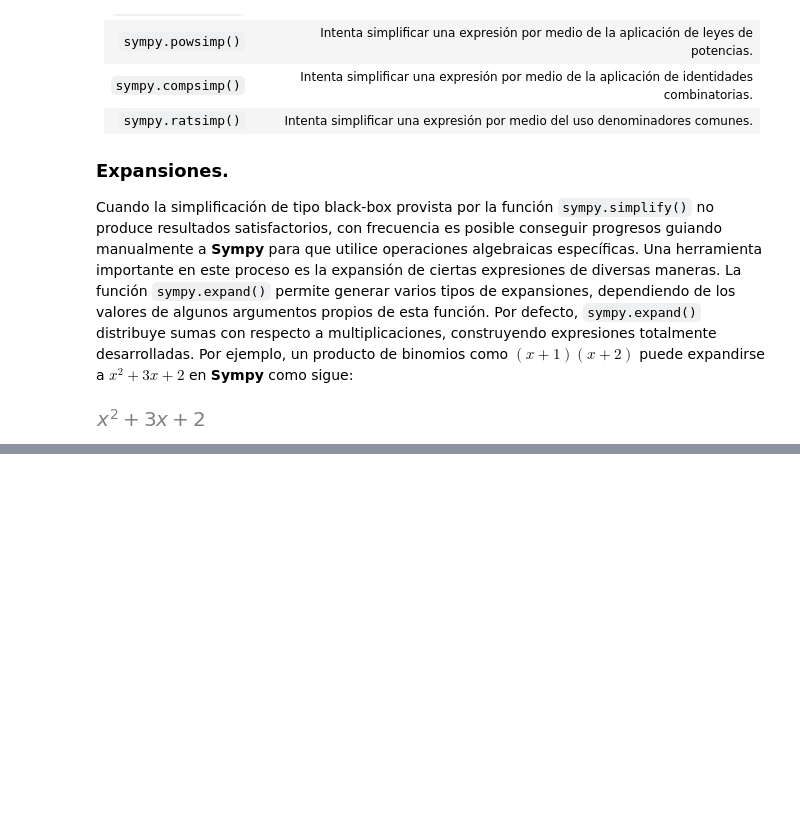
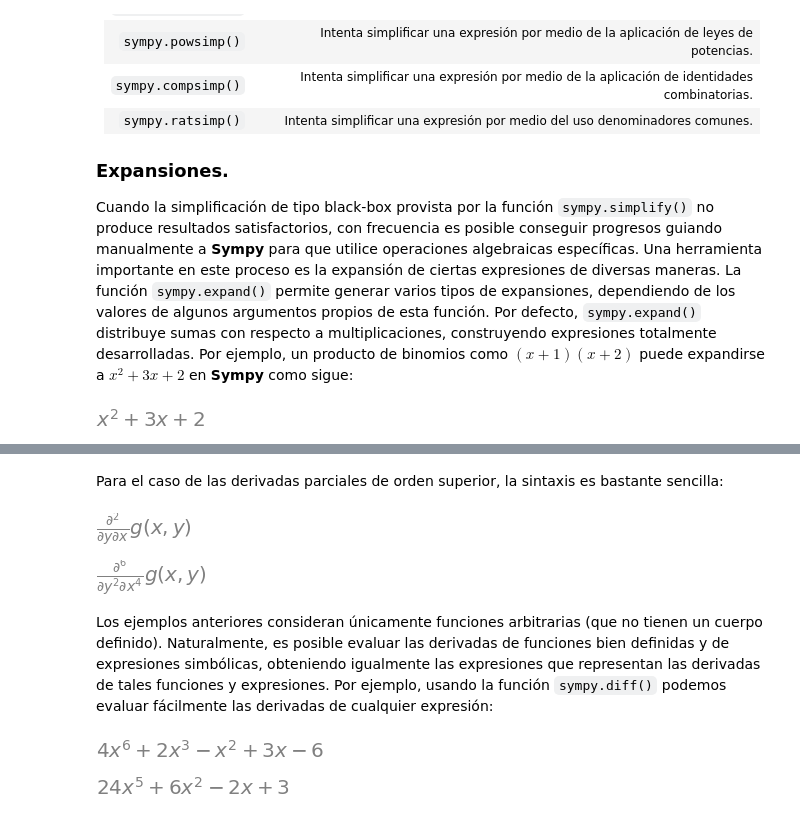
Before and after one commit to rquezadac/udd_data_analytics_lectures, a Jupyter notebook: seccion_04_scipy/clase_4_2.ipynb, the cells around one changed output, grey strips where cells are left out. Drawn from its saved outputs; the diff is of its cells as text; code cells hidden in the pictures; blank space fills up the shorter version.

```diff
--- a/seccion_04_scipy/clase_4_2.ipynb
+++ b/seccion_04_scipy/clase_4_2.ipynb
@@ -740,0 +783,14 @@ values = np.linspace(start=0, stop=99, num=100)
+# %% [markdown]
+Para el caso de las derivadas parciales de orden superior, la sintaxis es bastante sencilla:
+# %%
+# Derivada parcial mixta (de segundo orden) con respecto a x e y.
+g.diff(x, y)
+# %% [output]
+[figure, added]
+# %%
+# Derivada parcial de orden 4 en x y de orden 2 en y (orden 6 en general).
+g.diff(x, 4, y, 2)
+# %% [output]
+[figure, added]
+# %% [markdown]
+Los ejemplos anteriores consideran únicamente funciones arbitrarias (que no tienen un cuerpo definido). Naturalmente, es posible evaluar las derivadas de funciones bien definidas y de expresiones simbólicas, obteniendo igualmente las expresiones que representan las derivadas de tales funciones y expresiones. Por ejemplo, usando la función `sympy.diff()` podemos evaluar fácilmente las derivadas de cualquier expresión:
@@ -740,0 +800,10 @@ values = np.linspace(start=0, stop=99, num=100)
+# %%
+# Mostramos esta expresión en pantalla.
+e
+# %% [output]
+[figure, added]
+# %%
+# Obtenemos la derivada de la expresion anterior.
+e.diff(x)
+# %% [output]
+[figure, added]
```
Also changed, not shown: parts of 174 cells of this notebook.
